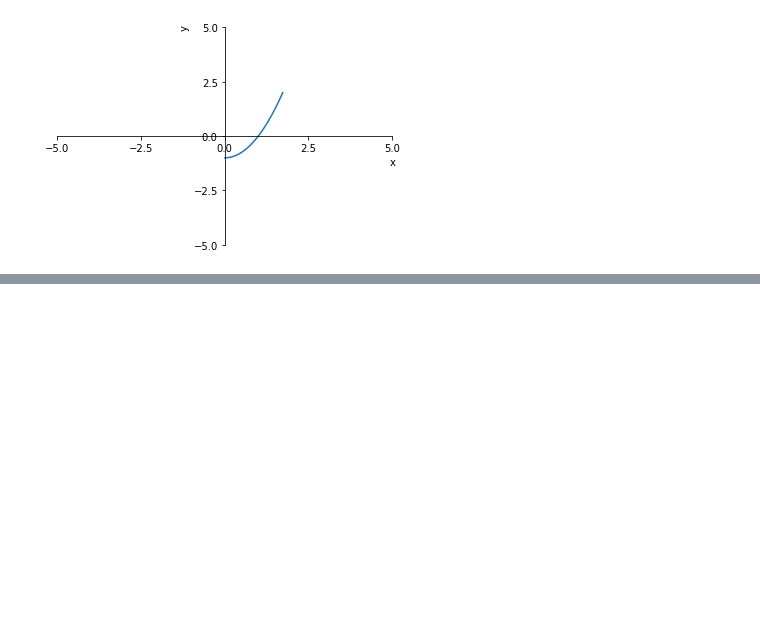
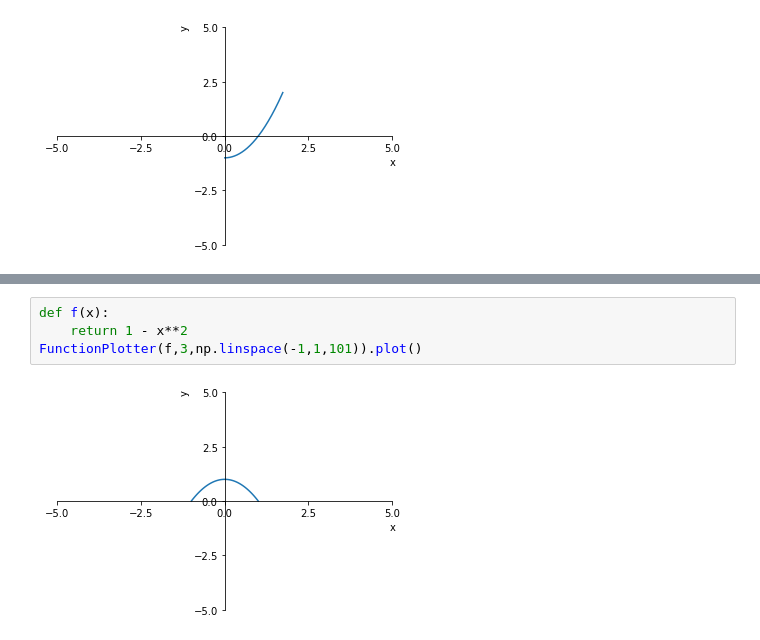
Before and after one commit to Zhurp2020/NLP-from-scratch, a Jupyter notebook: Thomas Calculus/Chapter 5 code.ipynb, the cells around one changed output, grey strips where cells are left out. Drawn from its saved outputs; the diff is of its cells as text; blank space fills up the shorter version.

```diff
--- a/Thomas Calculus/Chapter 5 code.ipynb
+++ b/Thomas Calculus/Chapter 5 code.ipynb
@@ -152,0 +161,6 @@ FunctionPlotter(f,3,np.linspace(0,np.sqrt(3),1001)).plot()
+# %%
+def f(x):
+    return 1 - x**2
+FunctionPlotter(f,3,np.linspace(-1,1,101)).plot()
+# %% [output]
+[figure, added]
```
Also changed, not shown: parts of 8 cells of this notebook, 6 other files.
